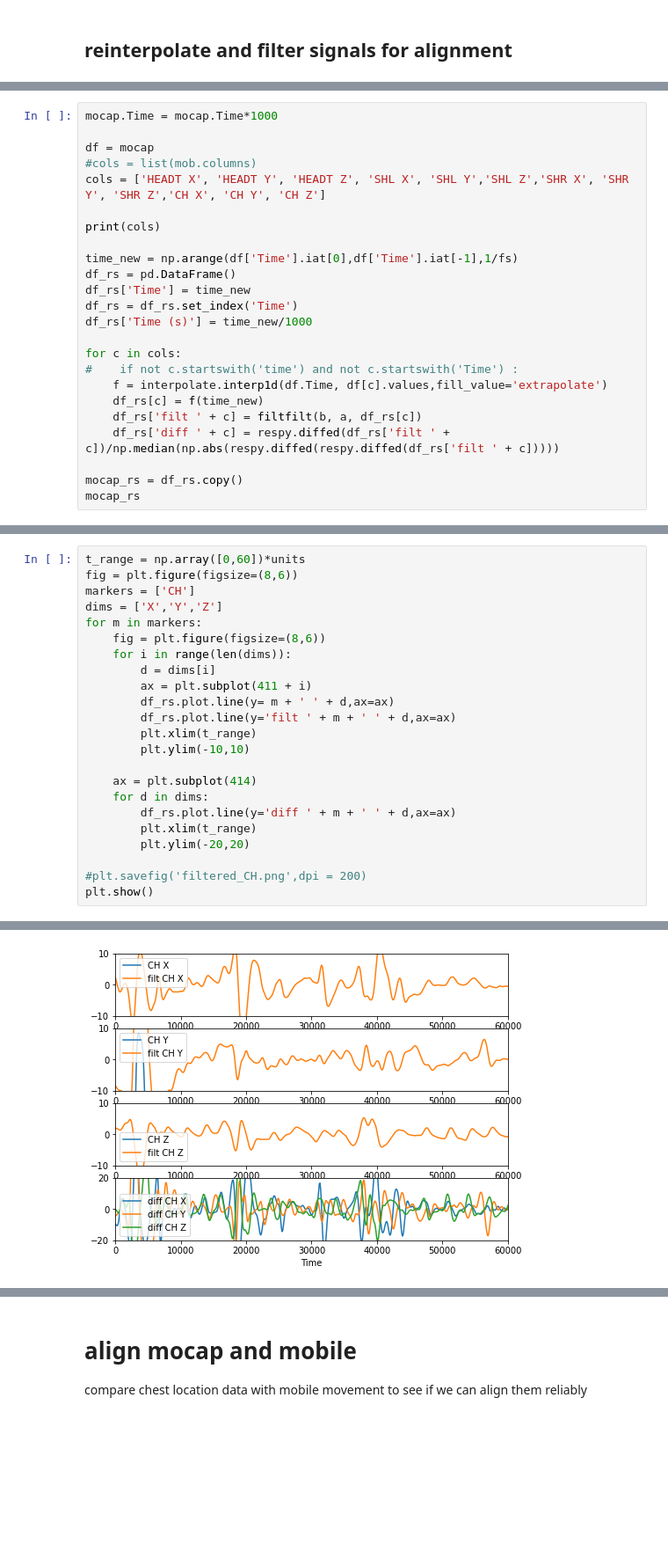
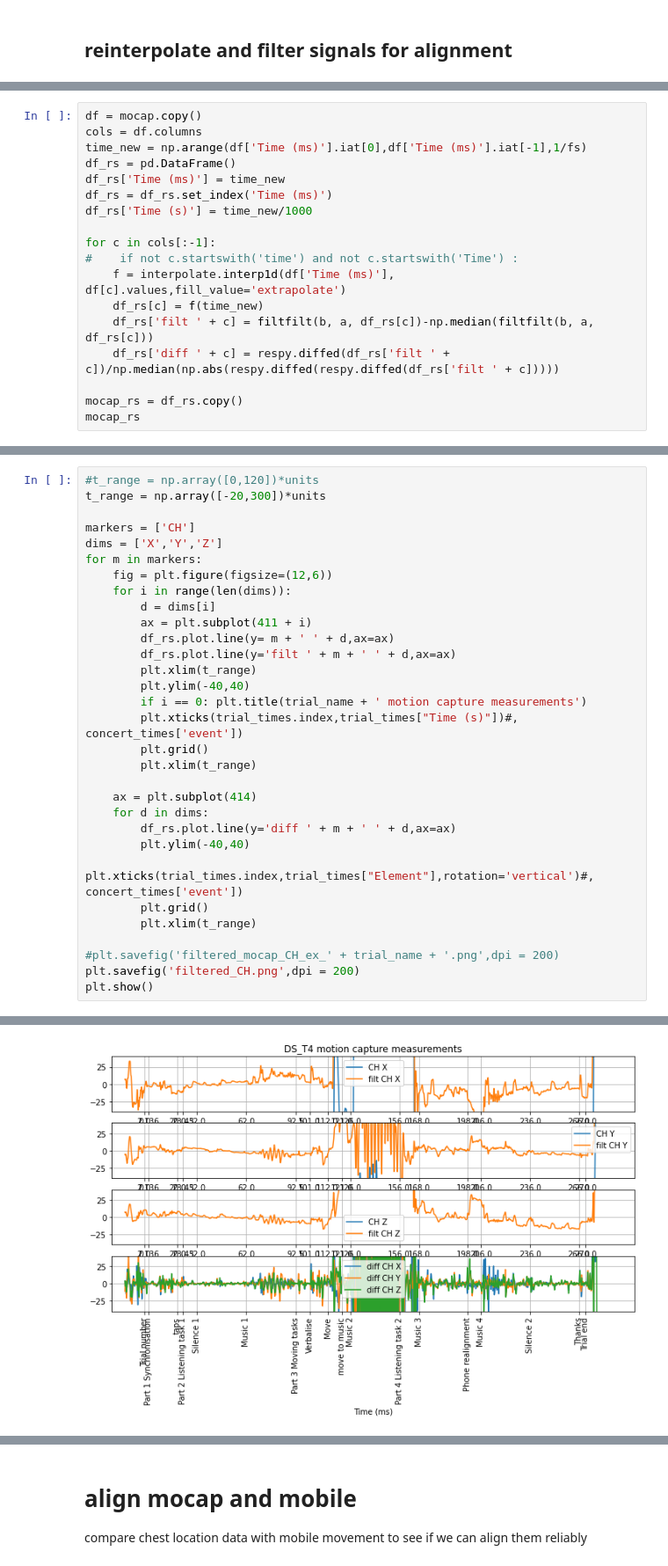
Before and after one commit to finn42/MusicLab_aligning, a Jupyter notebook: Aligning_signals.ipynb, the cells around one changed output, grey strips where cells are left out. Shown at 88% size. Saved outputs shown, nothing was run; the diff lists cells and outputs as text; blank space fills up the shorter version.

```diff
--- a/Aligning_signals.ipynb
+++ b/Aligning_signals.ipynb
@@ -175,23 +275,17 @@ plt.show()
 # %%
-mocap.Time = mocap.Time*1000
-
-df = mocap
-#cols = list(mob.columns)
-cols = ['HEADT X', 'HEADT Y', 'HEADT Z', 'SHL X', 'SHL Y','SHL Z','SHR X', 'SHR Y', 'SHR Z','CH X', 'CH Y', 'CH Z']
-
-print(cols)
-
-time_new = np.arange(df['Time'].iat[0],df['Time'].iat[-1],1/fs)
+df = mocap.copy()
+cols = df.columns
+time_new = np.arange(df['Time (ms)'].iat[0],df['Time (ms)'].iat[-1],1/fs)
 df_rs = pd.DataFrame()
-df_rs['Time'] = time_new
-df_rs = df_rs.set_index('Time')
+df_rs['Time (ms)'] = time_new
+df_rs = df_rs.set_index('Time (ms)')
 df_rs['Time (s)'] = time_new/1000
 
-for c in cols:
+for c in cols[:-1]:
 #    if not c.startswith('time') and not c.startswith('Time') :
-    f = interpolate.interp1d(df.Time, df[c].values,fill_value='extrapolate')
+    f = interpolate.interp1d(df['Time (ms)'], df[c].values,fill_value='extrapolate')
     df_rs[c] = f(time_new)
-    df_rs['filt ' + c] = filtfilt(b, a, df_rs[c])
+    df_rs['filt ' + c] = filtfilt(b, a, df_rs[c])-np.median(filtfilt(b, a, df_rs[c]))
     df_rs['diff ' + c] = respy.diffed(df_rs['filt ' + c])/np.median(np.abs(respy.diffed(respy.diffed(df_rs['filt ' + c]))))
 
 mocap_rs = df_rs.copy()
@@ -215,24 +308,32 @@ mocap_rs
 # %%
-t_range = np.array([0,60])*units
-fig = plt.figure(figsize=(8,6))
+#t_range = np.array([0,120])*units
+t_range = np.array([-20,300])*units
+
 markers = ['CH']
 dims = ['X','Y','Z']
 for m in markers:
-    fig = plt.figure(figsize=(8,6))
+    fig = plt.figure(figsize=(12,6))
     for i in range(len(dims)):
         d = dims[i]
         ax = plt.subplot(411 + i)
         df_rs.plot.line(y= m + ' ' + d,ax=ax)
         df_rs.plot.line(y='filt ' + m + ' ' + d,ax=ax)
         plt.xlim(t_range)
-        plt.ylim(-10,10)
+        plt.ylim(-40,40)
+        if i == 0: plt.title(trial_name + ' motion capture measurements')
+        plt.xticks(trial_times.index,trial_times["Time (s)"])#, concert_times['event'])
+        plt.grid()
+        plt.xlim(t_range)
 
     ax = plt.subplot(414)
     for d in dims:
         df_rs.plot.line(y='diff ' + m + ' ' + d,ax=ax)
+        plt.ylim(-40,40)
+        plt.xticks(trial_times.index,trial_times["Element"],rotation='vertical')#, concert_times['event'])
+        plt.grid()
         plt.xlim(t_range)
-        plt.ylim(-20,20)
 
-#plt.savefig('filtered_CH.png',dpi = 200)
+#plt.savefig('filtered_mocap_CH_ex_' + trial_name + '.png',dpi = 200)
+plt.savefig('filtered_CH.png',dpi = 200)
 plt.show()
 # %% [output]
@@ -240,2 +340,2 @@ plt.show()
-[figure, old version]
+[figure, new version]
 # %%
```
Also changed, not shown: parts of 36 cells of this notebook.
